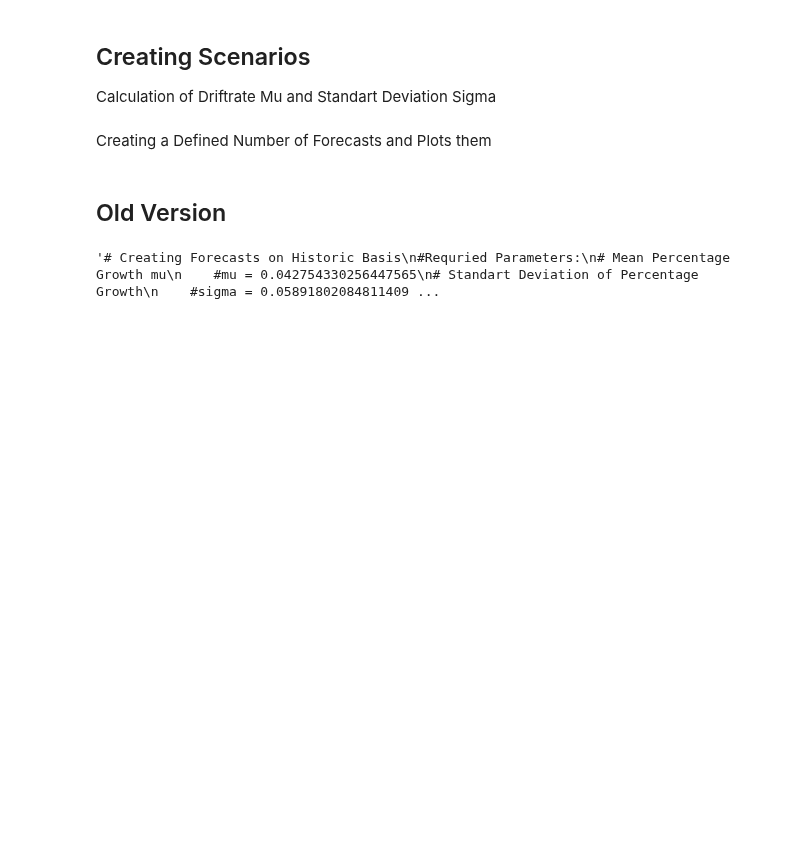
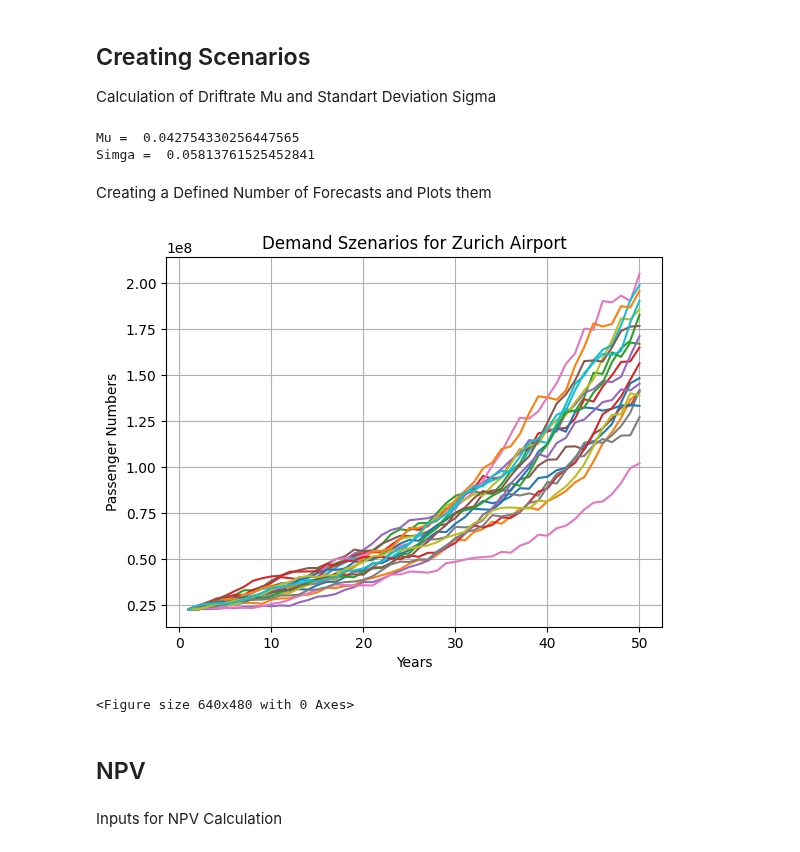
Before and after one commit to Oli767/VT1-Python-Files, a Jupyter notebook: VT1_with_Matrix_Import.ipynb, the cells around one changed output. Cells and saved outputs as stored; diff of their text form; code cells hidden in the pictures; blank space fills up the shorter version.

```diff
--- a/VT1_with_Matrix_Import.ipynb
+++ b/VT1_with_Matrix_Import.ipynb
@@ -38,60 +23,41 @@ sigma = dictionary["sigma"]
+# %%
+Year = np.array(df.iloc[:, 0])
+Historic_Demand = np.array(df.iloc[:, 1])
+Annual_Change = np.array(df.iloc[:, 2])
+Percentage_Change = np.array(df.iloc[:, 3])
+Outliner = np.array(df.iloc[:, 4])
+Percentage_Change1 = np.array(df.iloc[:, 5])
+
+
+mu = np.nanmean(Percentage_Change1)
+print("Mu = ", mu)
+sigma = np.nanstd(Percentage_Change1)
+print("Simga = ", sigma)
+# %% [output]
+Mu =  0.042754330256447565
+Simga =  0.05813761525452841
 # %% [markdown]
 Creating a Defined Number of Forecasts and Plots them
 # %%
 # Required Parameters
 # mu = 0.042754330256447565
 # sigma = 0.05891802084811409
 Dt0 = 22561132
-t = 1
+dt = 1
+# Time Horizon of Forecasts
 Fth = 50
+# Number of Forecasts
 Forecasts = 20
 
 import Functions as fn
 
-fn.Scenario_plot(fn.Scenario(mu, sigma, Dt0, t, Fth, Forecasts), Fth)
-print(fn.Scenario(mu, sigma, Dt0, t, Fth, Forecasts), Fth)
+Scenario = fn.Scenario_creation(mu, sigma, Dt0, dt, Fth, Forecasts)
+fn.Scenario_plot(Scenario, Fth)
+# Scenario
+# %% [output]
+[figure, added]
+<Figure size 640x480 with 0 Axes>
-# %% [markdown]
-## Old Version
-# %%
-"""# Creating Forecasts on Historic Basis
-#Requried Parameters:
-# Mean Percentage Growth mu
-    #mu = 0.042754330256447565
-# Standart Deviation of Percentage Growth
-    #sigma = 0.05891802084811409
-# Duration of Delta t
-t = 1
-#Initial Demand t0
-Dt0 = (dictionary['Demand'][-1])
-# Forecast time horizon
-Fth = 50
-# number of Forecasts (+1)
-Forecasts = 5+1
-
-S = list(range(1,Fth))
-S2 = list(range(1,Forecasts))
-randomrange = np.arange(-1, 1, 0.1)
-Szenarios= []
-
-for j in S2:
-    D = [Dt0]
-    for i in S:
-        Szenario = D[i-1] + (D[i-1] * mu * t + D[i-1] * sigma * random.choice(randomrange) * math.sqrt(t))
-        D.append(Szenario)
-    Szenarios.append(D)
-
-
-plotvector = list(range(1,(Fth+1)))
-
-for scenario in Szenarios:
-    plt.plot(plotvector, scenario, label='Scenario')
-
-plt.grid(True)
-plt.xlabel("Years")
-plt.ylabel("Passenger Numbers")
-plt.title("Demand Szenarios for Zurich Airport")
-#plt.legend()  # Display legend
-plt.figure()
-"""
-# %% [output]
-'# Creating Forecasts on Historic Basis\n#Requried Parameters:\n# Mean Percentage Growth mu\n    #mu = 0.042754330256447565\n# Standart Deviation of Percentage Growth\n    #sigma = 0.05891802084811409 ...
+# %% [markdown]
+## NPV
+# %% [markdown]
+Inputs for NPV Calculation
```
Also changed, not shown: parts of 10 cells of this notebook, 5 other files.
